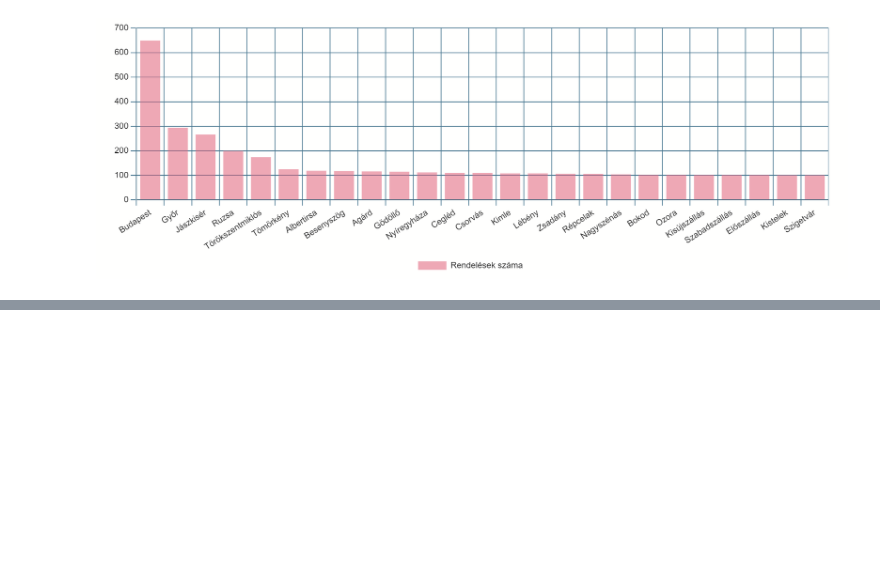
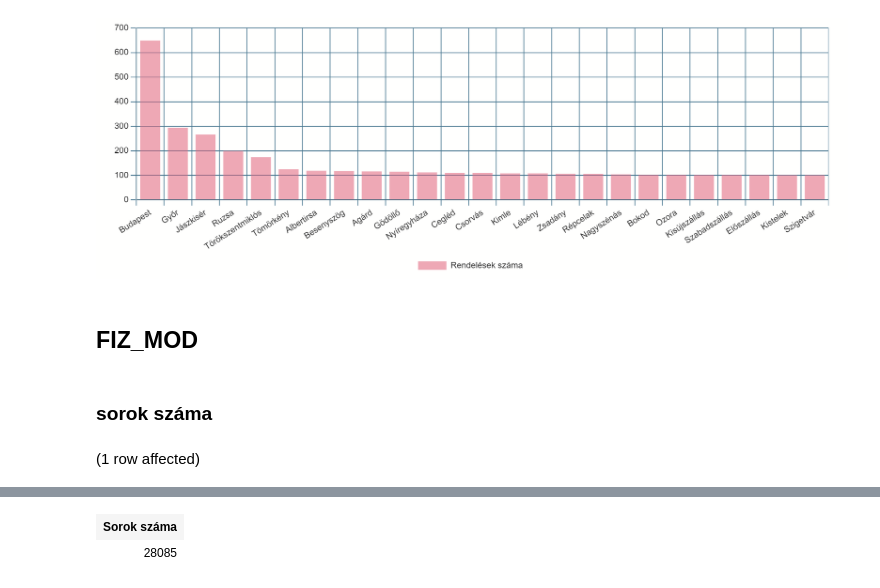
Before and after one commit to czapekzoli/sql2, a Jupyter notebook: webshop_adatmodellezes.ipynb, the cells around one changed output, grey strips where cells are left out. Drawn from its saved outputs; the diff is of its cells as text; code cells hidden in the pictures; blank space fills up the shorter version.

```diff
--- a/webshop_adatmodellezes.ipynb
+++ b/webshop_adatmodellezes.ipynb
@@ -83,3 +87,12 @@ HAVING COUNT(*)>100
 ORDER BY [Rendelések száma] DESC
 # %% [markdown]
 ![](embedded-picture-1)
+# %% [markdown]
+## FIZ\_MOD
+# %% [markdown]
+### sorok száma
+# %%
+SELECT COUNT(*) AS 'Sorok száma'
+FROM Rendeles
+# %% [output]
+(1 row affected)
@@ -85,0 +100,2 @@ ORDER BY [Rendelések száma] DESC
+| Sorok száma |
+| 28085 |
```
Also changed, not shown: parts of 13 cells of this notebook.
